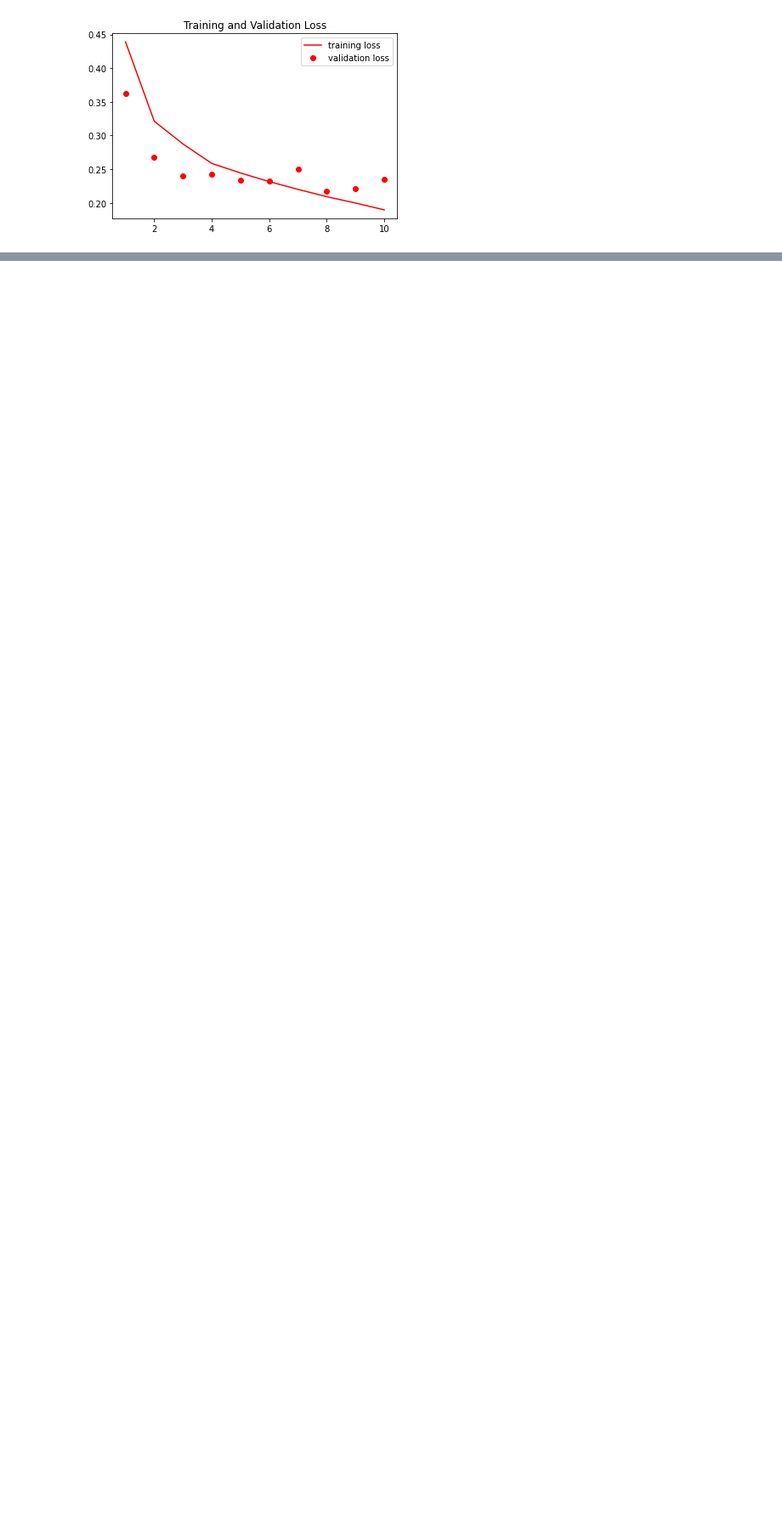
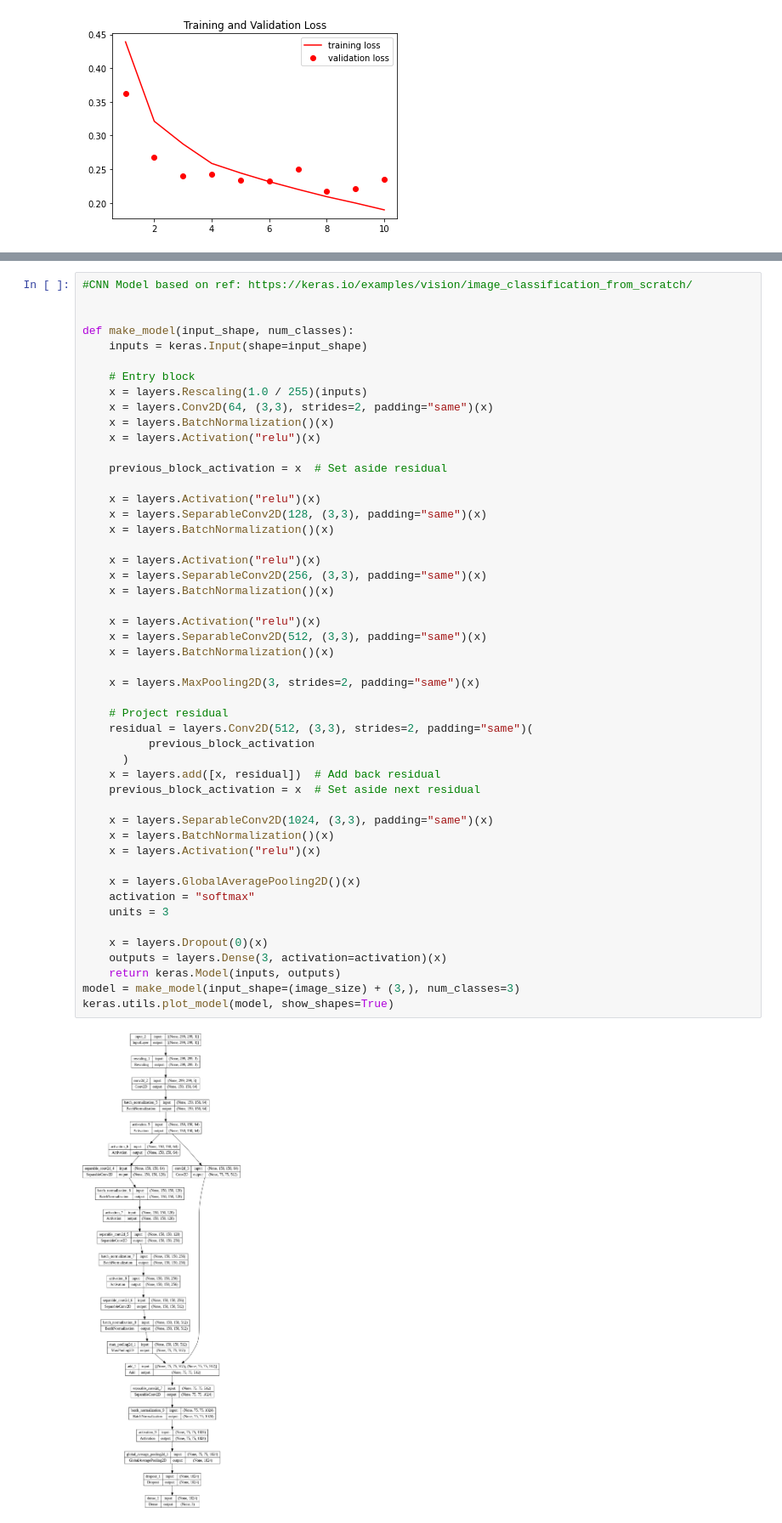
Before and after one commit to wiplash742000/Masters_Thesis_Automated_Detection_of_COVID_19_Using_GANs_and_CNNs, a Jupyter notebook: Jupyter Notebooks/CNNS/Radiography_CNNs.ipynb, the cells around one changed output, grey strips where cells are left out. Shown at 85% size. Saved outputs shown, nothing was run; the diff lists cells and outputs as text; blank space fills up the shorter version.

```diff
--- a/Jupyter Notebooks/CNNS/Radiography_CNNs.ipynb
+++ b/Jupyter Notebooks/CNNS/Radiography_CNNs.ipynb
@@ -441,0 +482,51 @@ dict_keys(['loss', 'acc', 'val_loss', 'val_acc'])
+# %%
+#CNN Model based on ref: https://keras.io/examples/vision/image_classification_from_scratch/
+
+
+def make_model(input_shape, num_classes):
+    inputs = keras.Input(shape=input_shape)
+
+    # Entry block
+    x = layers.Rescaling(1.0 / 255)(inputs)
+    x = layers.Conv2D(64, (3,3), strides=2, padding="same")(x)
+    x = layers.BatchNormalization()(x)
+    x = layers.Activation("relu")(x)
+
+    previous_block_activation = x  # Set aside residual
+
+    x = layers.Activation("relu")(x)
+    x = layers.SeparableConv2D(128, (3,3), padding="same")(x)
+    x = layers.BatchNormalization()(x)
+
+    x = layers.Activation("relu")(x)
+    x = layers.SeparableConv2D(256, (3,3), padding="same")(x)
+    x = layers.BatchNormalization()(x)
+
+    x = layers.Activation("relu")(x)
+    x = layers.SeparableConv2D(512, (3,3), padding="same")(x)
+    x = layers.BatchNormalization()(x)
+
+    x = layers.MaxPooling2D(3, strides=2, padding="same")(x)
+
+    # Project residual
+    residual = layers.Conv2D(512, (3,3), strides=2, padding="same")(
+          previous_block_activation
+      )
+    x = layers.add([x, residual])  # Add back residual
+    previous_block_activation = x  # Set aside next residual
+
+    x = layers.SeparableConv2D(1024, (3,3), padding="same")(x)
+    x = layers.BatchNormalization()(x)
+    x = layers.Activation("relu")(x)
+
+    x = layers.GlobalAveragePooling2D()(x)
+    activation = "softmax"
+    units = 3
+
+    x = layers.Dropout(0)(x)
+    outputs = layers.Dense(3, activation=activation)(x)
+    return keras.Model(inputs, outputs)
+model = make_model(input_shape=(image_size) + (3,), num_classes=3)
+keras.utils.plot_model(model, show_shapes=True)
+# %% [output]
+[figure, added]
```
Also changed, not shown: parts of 8 cells of this notebook, 8 other files.
